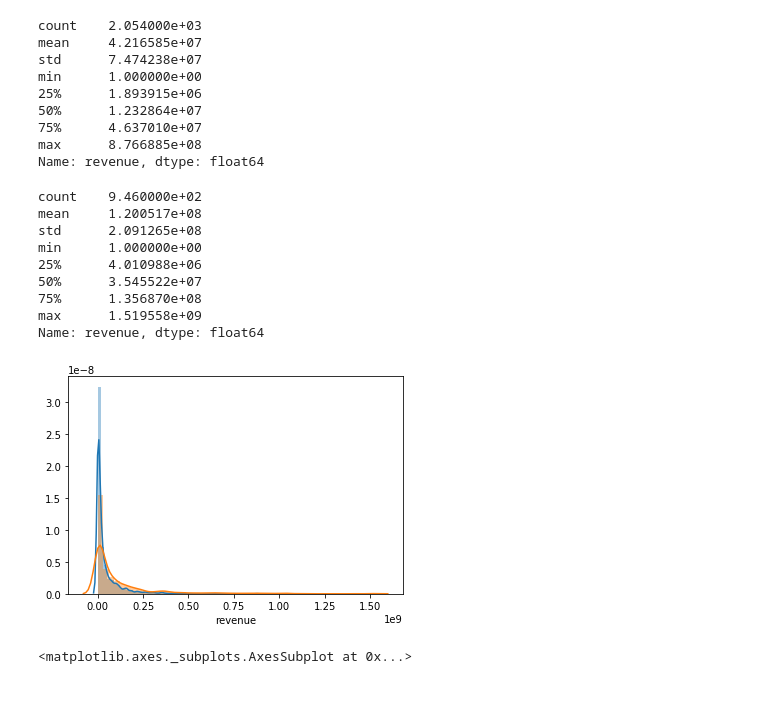
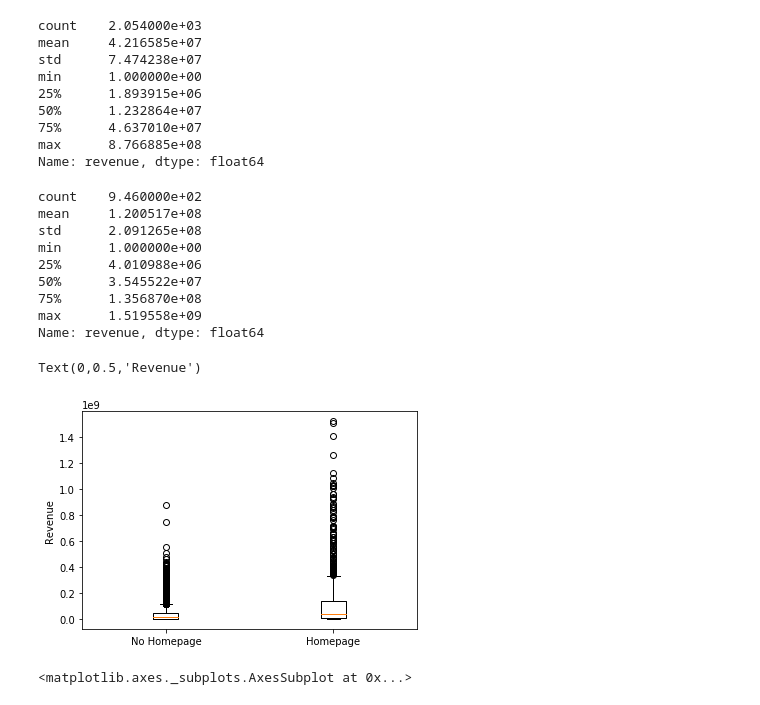
Before and after one commit to Adrian-Salazar411/Box-Office-Predictions, a Jupyter notebook: BoxOfficePredictions.ipynb, the cells around one changed output. Saved outputs shown, nothing was run; the diff lists cells and outputs as text; code cells hidden in the pictures.

```diff
--- a/BoxOfficePredictions.ipynb
+++ b/BoxOfficePredictions.ipynb
@@ -82,8 +84,6 @@ dtype: float64
 # %%
 nullhomerev = df.loc[df['homepage'].isnull(), 'revenue']
 homerev = df.loc[df['homepage'].notnull(), 'revenue']
-sns.distplot(nullhomerev)
-sns.distplot(homerev)
 display(nullhomerev.describe())
 display(homerev.describe())
 hashomepage = np.array(df.homepage.isna(), dtype=int)
@@ -106,5 +106,12 @@ min      1.000000e+00
 75%      1.356870e+08
 max      1.519558e+09
 Name: revenue, dtype: float64
-[figure, removed]
+# %%
+#We can see that the distriubtion of revenue for having a homepage is a lot more skewed to the right
+#compared to not having a homepage. This could make a good feature because of that.
+plt.boxplot([nullhomerev,homerev],labels = ["No Homepage","Homepage"])
+plt.ylabel("Revenue")
+# %% [output]
+Text(0,0.5,'Revenue')
+[figure, added]
 # %%
```
Also changed, not shown: parts of 21 cells of this notebook.
